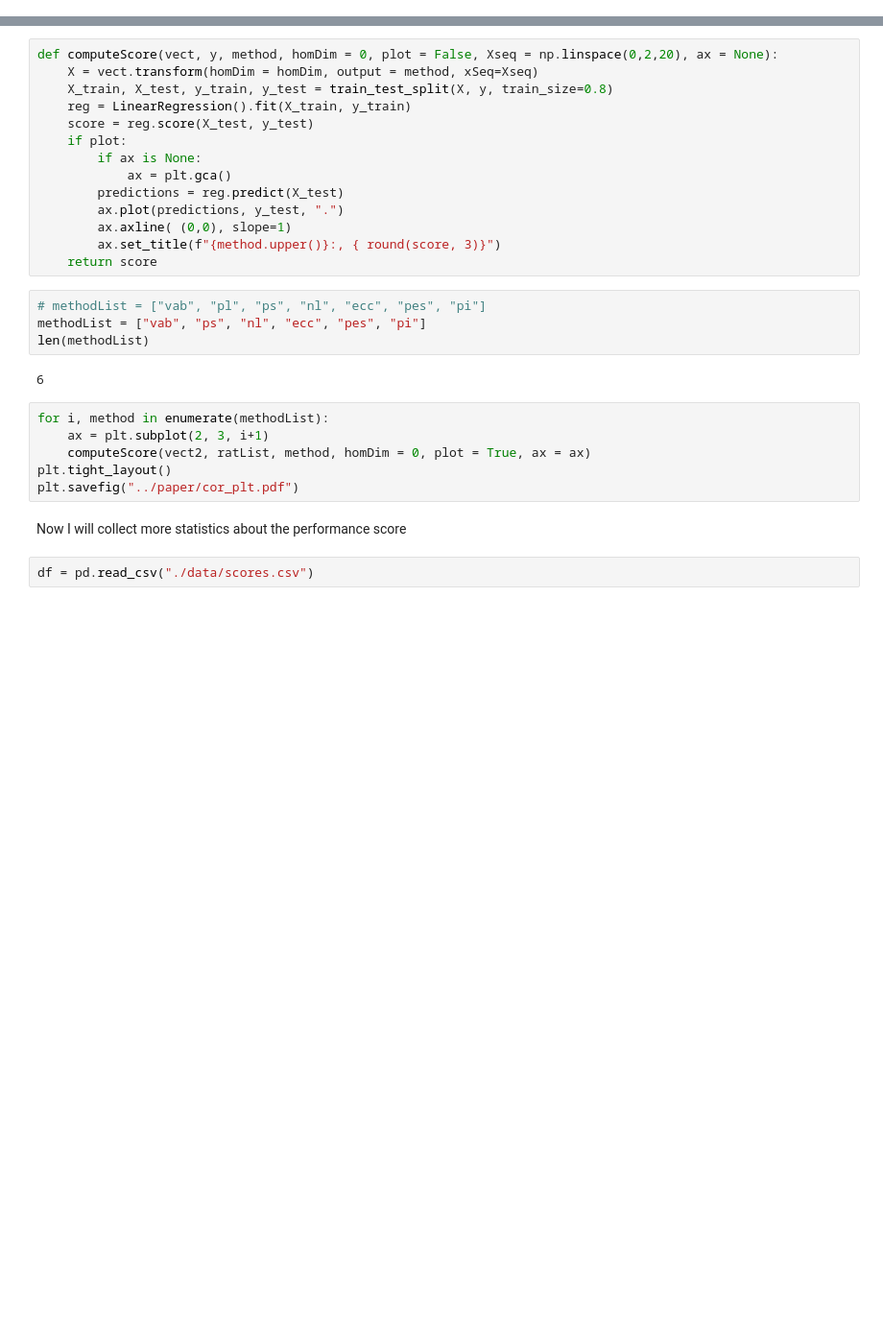
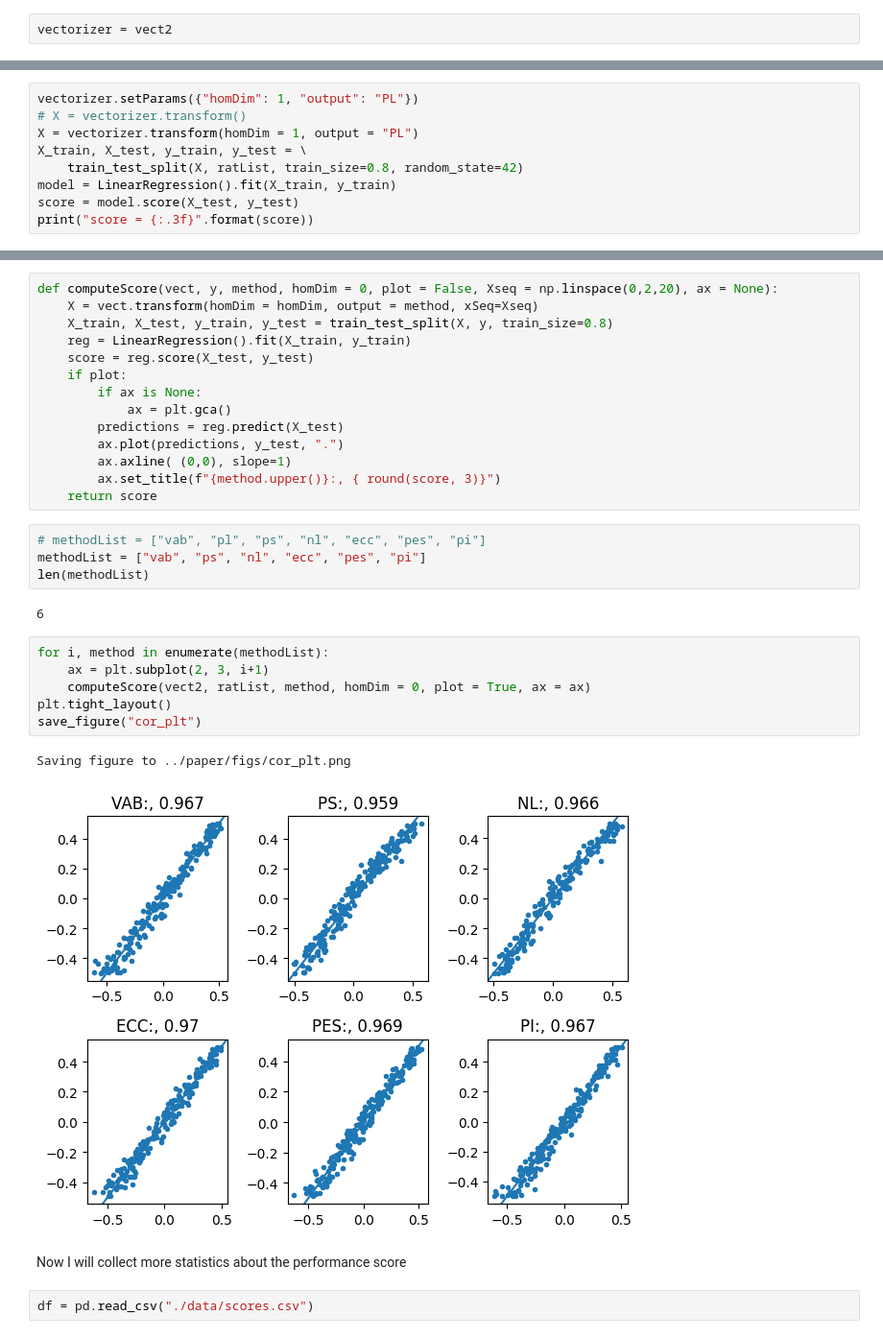
Before and after one commit to ALuchinsky/vpb_python, a Jupyter notebook: python/test_TDAvectorizer.ipynb, the cells around one changed output, grey strips where cells are left out. Shown: that part at 96% size. Saved outputs shown, nothing was run; the diff lists cells and outputs as text; blank space fills up the shorter version.

```diff
--- a/python/test_TDAvectorizer.ipynb
+++ b/python/test_TDAvectorizer.ipynb
@@ -249,3 +276,5 @@ for i in range(4):
 Now we can compare performance of various extraction methods.
 # %% [markdown]
 Let us first take a look at the true-prediction plots for single simulation
+# %%
+vectorizer = vect2
@@ -251,0 +290,9 @@ Let us first take a look at the true-prediction plots for single simulation
+# %%
+vectorizer.setParams({"homDim": 1, "output": "PL"})
+# X = vectorizer.transform()
+X = vectorizer.transform(homDim = 1, output = "PL")
+X_train, X_test, y_train, y_test = \
+    train_test_split(X, ratList, train_size=0.8, random_state=42)
+model = LinearRegression().fit(X_train, y_train)
+score = model.score(X_test, y_test)
+print("score = {:.3f}".format(score))
@@ -272,9 +369,12 @@ len(methodList)
 # %%
 for i, method in enumerate(methodList):
     ax = plt.subplot(2, 3, i+1)
     computeScore(vect2, ratList, method, homDim = 0, plot = True, ax = ax)
 plt.tight_layout()
-plt.savefig("../paper/cor_plt.pdf")
+save_figure("cor_plt")
+# %% [output]
+Saving figure to ../paper/figs/cor_plt.png
+[figure, added]
 # %% [markdown]
 Now I will collect more statistics about the performance score
 # %%
```
Also changed, not shown: parts of 17 cells of this notebook, 5 other files.
